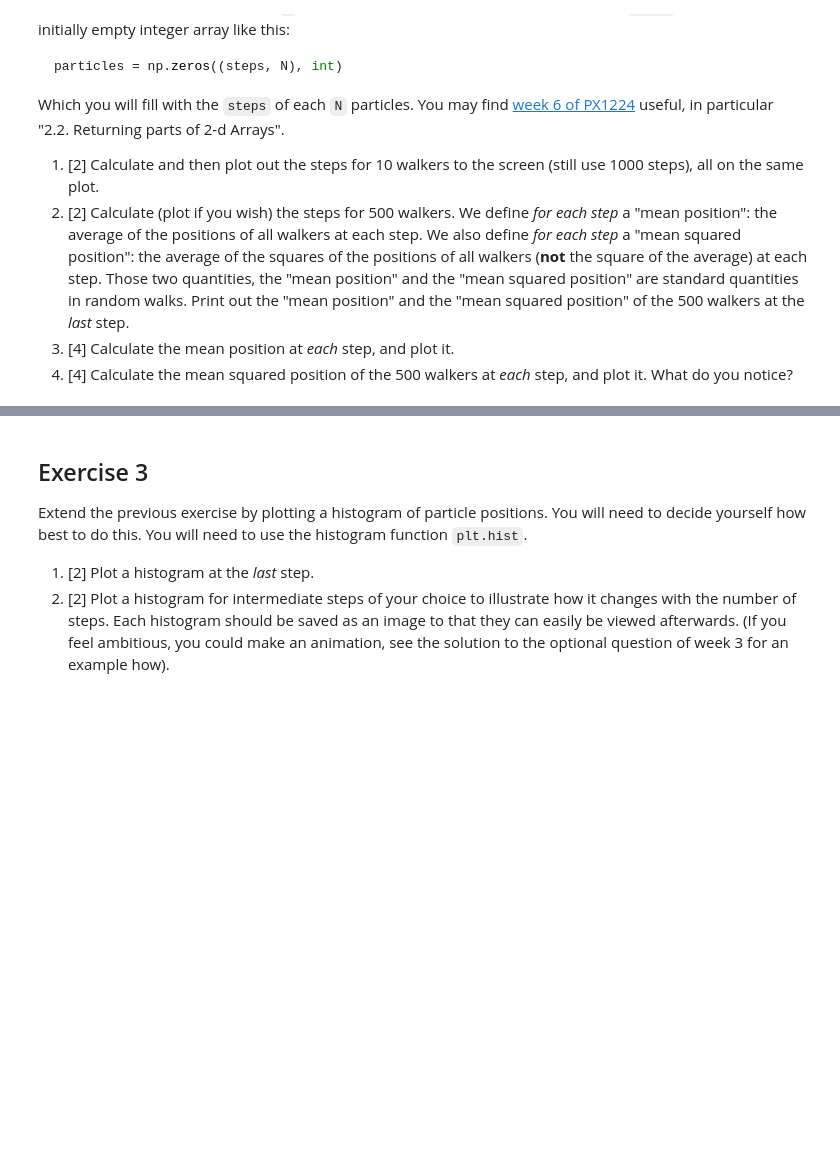
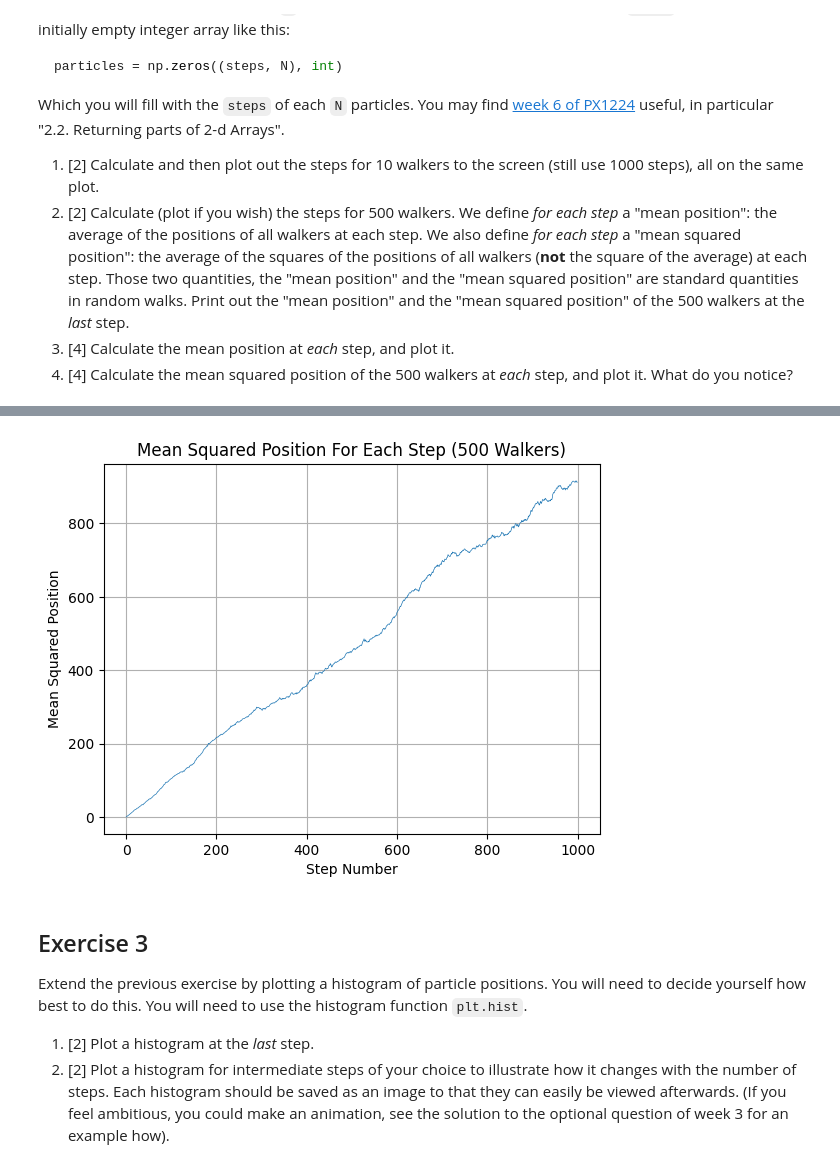
Before and after one commit to PX2145-2025/week-7-b-Morgan-Howard-Reuben, a Jupyter notebook: Random_walk.ipynb, the cells around one changed output, grey strips where cells are left out. Cells and saved outputs as stored; diff of their text form; code cells hidden in the pictures; blank space fills up the shorter version.

```diff
--- a/Random_walk.ipynb
+++ b/Random_walk.ipynb
@@ -158,3 +202,20 @@ plt.grid()
+# %%
+# 4. mean squared position at each step
+
+mean_squared_positions_array = np.array(np.zeros(steps))
+
+# loop
+for i in range(steps):
+    mean_squared_positions_array[i] = np.mean(particles2[i, :]**2) # average across all walkers at step i
+
+# plot
+plt.plot(mean_squared_positions_array, linewidth='0.5')
+plt.xlabel('Step Number')
+plt.ylabel('Mean Squared Position')
+plt.title('Mean Squared Position For Each Step (500 Walkers)')
+plt.grid()
+# %% [output]
+[figure, added]
 # %% [markdown]
 ## Exercise 3
 Extend the previous exercise by plotting a histogram of particle positions. You will need to decide yourself how best to do this. You will need to use the histogram function `plt.hist`.
```
Also changed, not shown: parts of 7 cells of this notebook.
